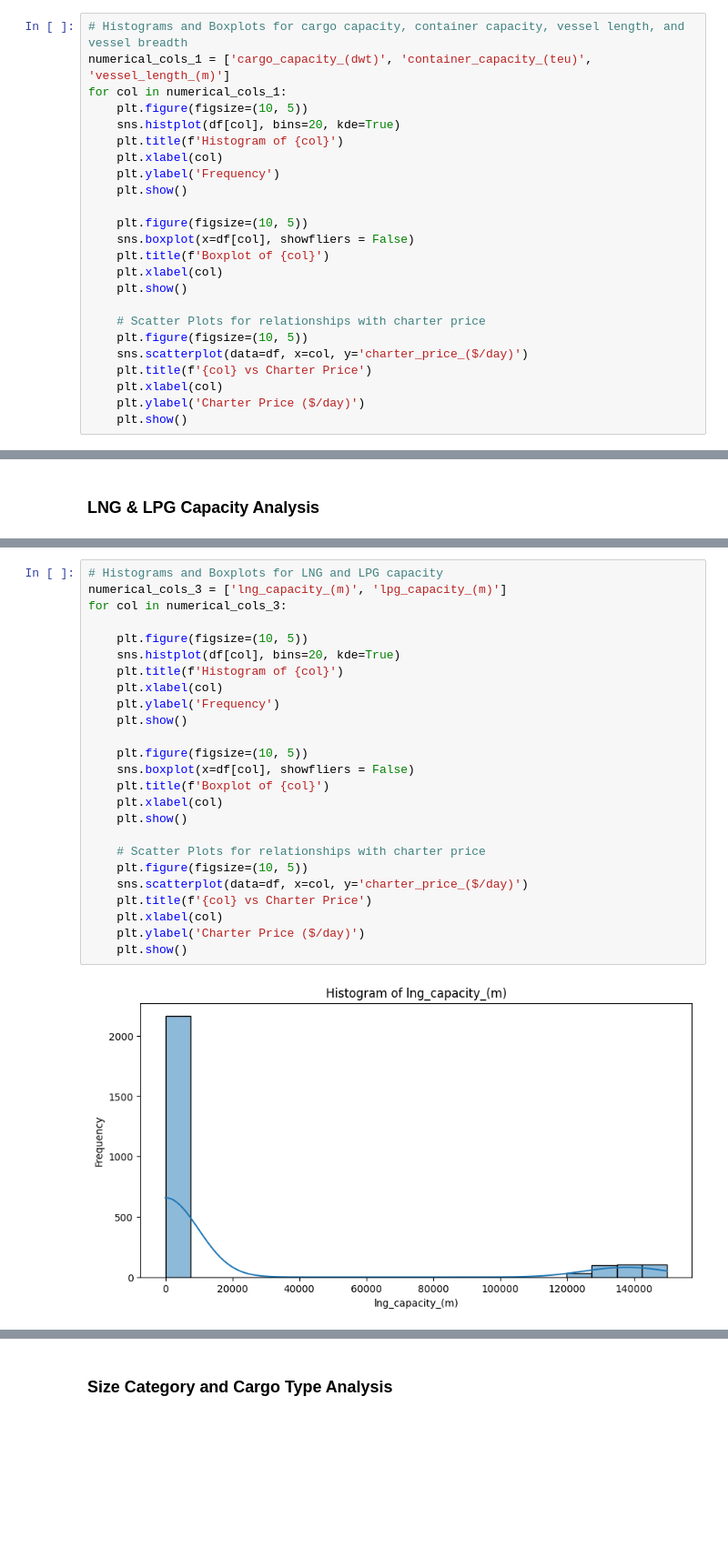
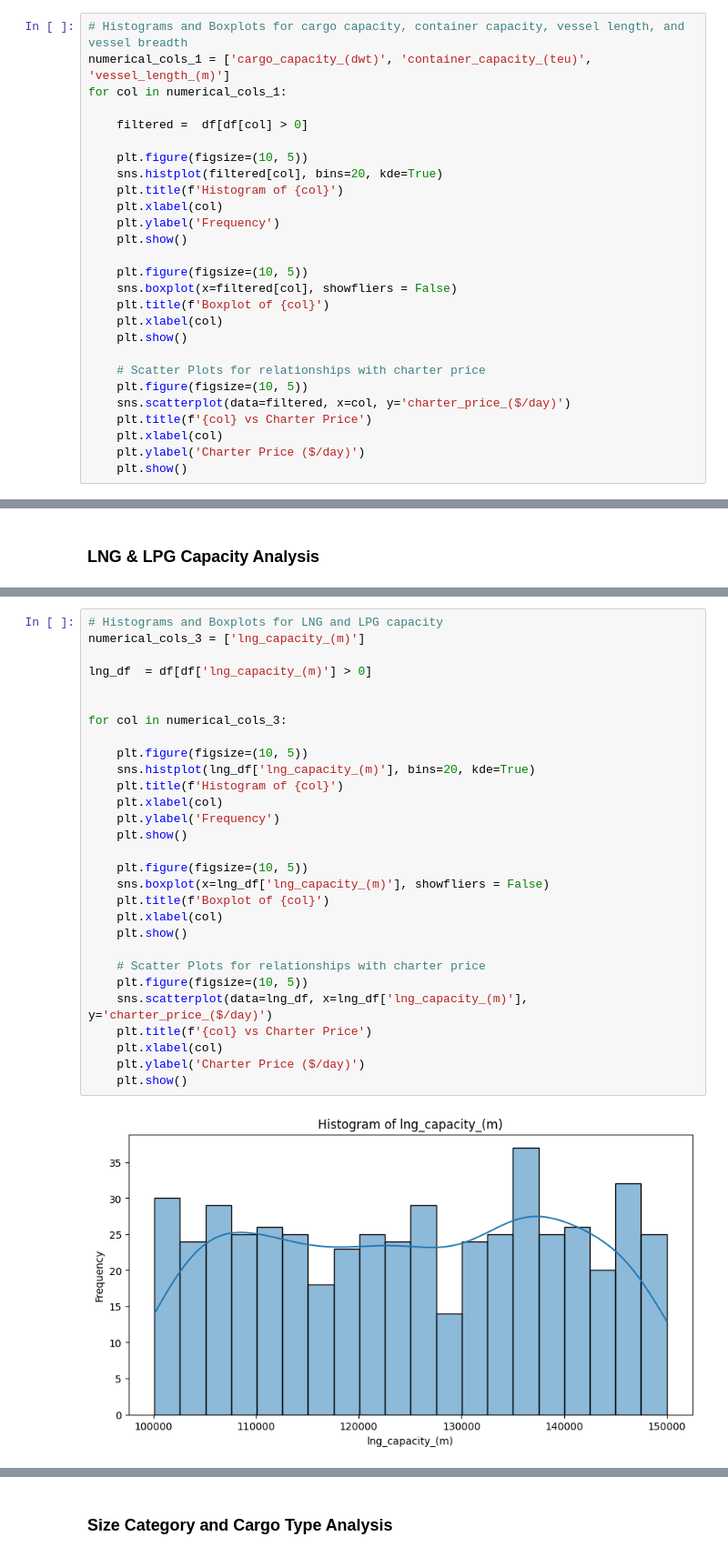
Before and after one commit to Ladozuki/Marine-ML, a Jupyter notebook: scripts/cleaning_data.ipynb, the cells around one changed output, grey strips where cells are left out. Shown at 91% size. Saved outputs shown, nothing was run; the diff lists cells and outputs as text; blank space fills up the shorter version.

```diff
--- a/scripts/cleaning_data.ipynb
+++ b/scripts/cleaning_data.ipynb
@@ -247,22 +246,25 @@ plt.show()
 # Histograms and Boxplots for cargo capacity, container capacity, vessel length, and vessel breadth
 numerical_cols_1 = ['cargo_capacity_(dwt)', 'container_capacity_(teu)', 'vessel_length_(m)']
 for col in numerical_cols_1:
+
+    filtered =  df[df[col] > 0]
+
     plt.figure(figsize=(10, 5))
-    sns.histplot(df[col], bins=20, kde=True)
+    sns.histplot(filtered[col], bins=20, kde=True)
     plt.title(f'Histogram of {col}')
     plt.xlabel(col)
     plt.ylabel('Frequency')
     plt.show()
 
     plt.figure(figsize=(10, 5))
-    sns.boxplot(x=df[col], showfliers = False)
+    sns.boxplot(x=filtered[col], showfliers = False)
     plt.title(f'Boxplot of {col}')
     plt.xlabel(col)
     plt.show()
 
     # Scatter Plots for relationships with charter price
     plt.figure(figsize=(10, 5))
-    sns.scatterplot(data=df, x=col, y='charter_price_($/day)')
+    sns.scatterplot(data=filtered, x=col, y='charter_price_($/day)')
     plt.title(f'{col} vs Charter Price')
     plt.xlabel(col)
     plt.ylabel('Charter Price ($/day)')
@@ -364,27 +320,31 @@ plt.show()
 # %%
 # Histograms and Boxplots for LNG and LPG capacity
-numerical_cols_3 = ['lng_capacity_(m)', 'lpg_capacity_(m)']
+numerical_cols_3 = ['lng_capacity_(m)']
+
+lng_df  = df[df['lng_capacity_(m)'] > 0]
+
+
 for col in numerical_cols_3:
 
     plt.figure(figsize=(10, 5))
-    sns.histplot(df[col], bins=20, kde=True)
+    sns.histplot(lng_df['lng_capacity_(m)'], bins=20, kde=True)
     plt.title(f'Histogram of {col}')
     plt.xlabel(col)
     plt.ylabel('Frequency')
     plt.show()
 
     plt.figure(figsize=(10, 5))
-    sns.boxplot(x=df[col], showfliers = False)
+    sns.boxplot(x=lng_df['lng_capacity_(m)'], showfliers = False)
     plt.title(f'Boxplot of {col}')
     plt.xlabel(col)
     plt.show()
 
     # Scatter Plots for relationships with charter price
     plt.figure(figsize=(10, 5))
-    sns.scatterplot(data=df, x=col, y='charter_price_($/day)')
+    sns.scatterplot(data=lng_df, x=lng_df['lng_capacity_(m)'], y='charter_price_($/day)')
     plt.title(f'{col} vs Charter Price')
     plt.xlabel(col)
     plt.ylabel('Charter Price ($/day)')
     plt.show()
 # %% [output]
-[figure, old version]
+[figure, new version]
```
Also changed, not shown: parts of 24 cells of this notebook, 2 other files.
